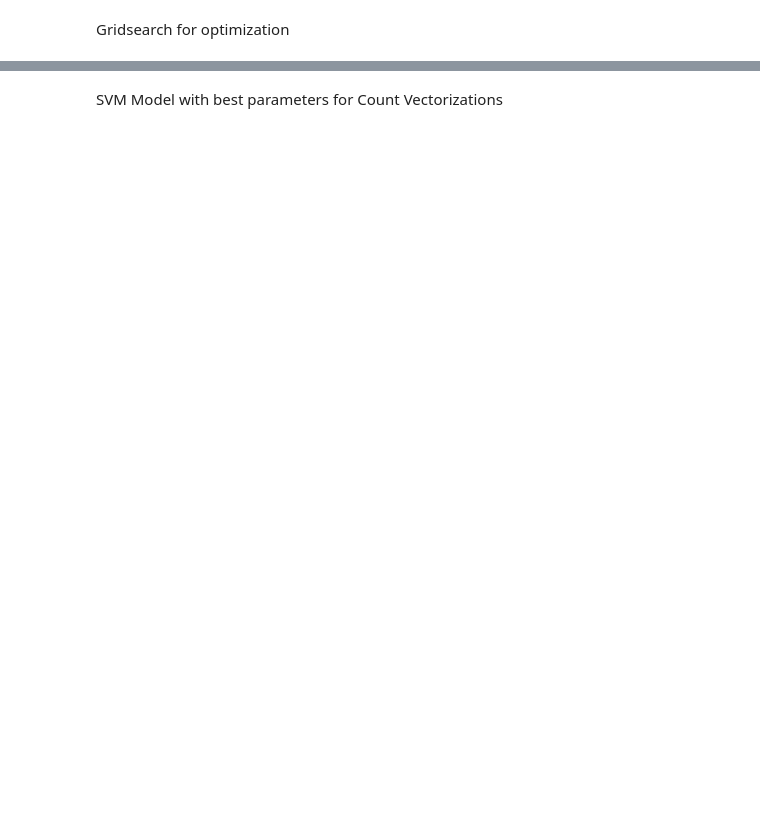
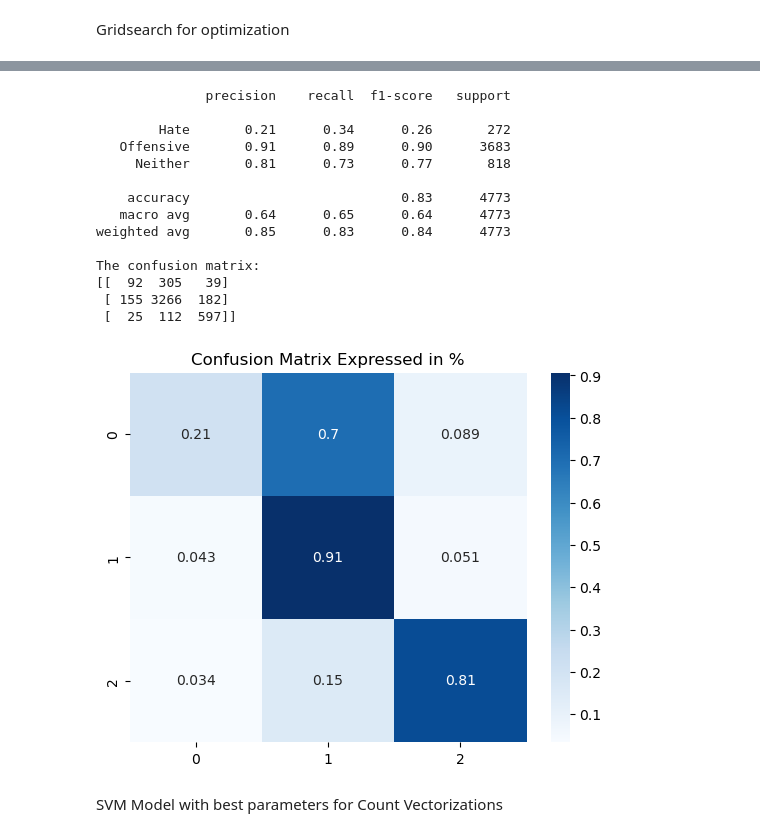
Before and after one commit to Disquietudee/Recognising-hate-speech-on-twitter-vs-offensive-language, a Jupyter notebook: baseline_model_SVM.ipynb, the cells around one changed output, grey strips where cells are left out. Cells and saved outputs as stored; diff of their text form; code cells hidden in the pictures; blank space fills up the shorter version.

```diff
--- a/baseline_model_SVM.ipynb
+++ b/baseline_model_SVM.ipynb
@@ -55,3 +56,4 @@ X, X_test, y, y_test = train_test_split(data['tweet'], data['class'],  test_size
 # %%
 #splitting the data into train and validation
-X_train, X_cv, y_train, y_cv = train_test_split(X,y,test_size = 0.25,train_size =0.75, random_state=42)
+X_train, X_cv, y_train, y_cv = train_test_split(X,y,test_size = 0.25,train_size =0.75, stratify=y,random_state=42)
+X_train.shape
@@ -72,7 +76,7 @@ Name: tweet, dtype: object
 Word n grams: unigrams
 # %%
 #Count Vectorizing the X_train
-count_vec = CountVectorizer(ngram_range=(1,3))
+count_vec = CountVectorizer()
 count_vec.fit(X_train)
 
 X_train_count = count_vec.transform(X_train)
@@ -212,15 +215,24 @@ The confusion matrix:
 # %% [markdown]
 Gridsearch for optimization
 # %%
-# param_grid = {
-#     "penalty":["l1", "l2"],
-#     "C":[ 0.1, 1, 10],
-#     "dual" : ["auto"] }
+param_grid = {
+    'penalty': ['l1', 'l2'],
+    'loss': ['hinge', 'squared_hinge'],
+    'dual': ["auto"],
+    # 'tol': [1e-4, 1e-5],
+    'C': [1, 10],
+    'multi_class': ['ovr', 'crammer_singer'],
+    'fit_intercept': [True, False],
+    'intercept_scaling': [1, 1.5 ,2],
+    'class_weight': [None, 'balanced']
+}
 
-# svc = LinearSVC(random_state= 424, max_iter = 20000)
+svc = LinearSVC(random_state= 424, max_iter = 20000)
 
-# grid_search_svc_count = GridSearchCV(svc, param_grid, cv = 5)
-# grid_search_svc_count.fit(X_train_over_count, y_train_over_count)
-# grid_search_svc_count.best_params_
+grid_search_svc_count = GridSearchCV(svc, param_grid, refit=True,verbose = 3, cv = 5)
 
-# best_params_:{'C': 10, 'dual': 'auto', 'penalty': 'l1'}
+
+grid_search_svc_count.fit(X_train_over_count, y_train_over_count)
+grid_search_svc_count.best_params_
+
+# best_params_:{'C': 10, 'dual': 'auto', 'loss': 'squared_hinge', 'penalty': 'l1'}
@@ -227,3 +263,22 @@ Gridsearch for optimization
+# %%
+y_preds = grid_search_svc_count.predict(X_cv_count)
+printModelStats(y_preds, y_cv)
+# %% [output]
+              precision    recall  f1-score   support
+
+        Hate       0.21      0.34      0.26       272
+   Offensive       0.91      0.89      0.90      3683
+     Neither       0.81      0.73      0.77       818
+
+    accuracy                           0.83      4773
+   macro avg       0.64      0.65      0.64      4773
+weighted avg       0.85      0.83      0.84      4773
+
+The confusion matrix:
+[[  92  305   39]
+ [ 155 3266  182]
+ [  25  112  597]]
+[figure, added]
 # %% [markdown]
 SVM Model with best parameters for Count Vectorizations
 # %%
```
Also changed, not shown: parts of 19 cells of this notebook.
